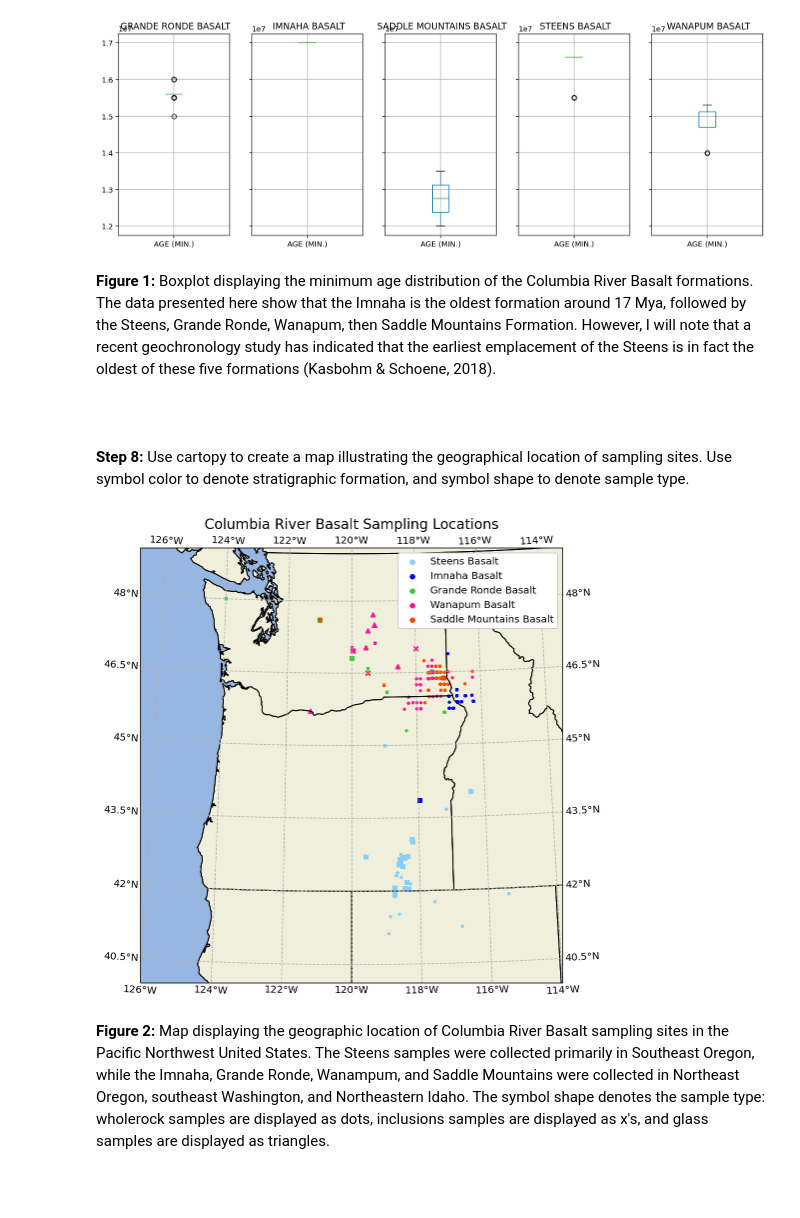
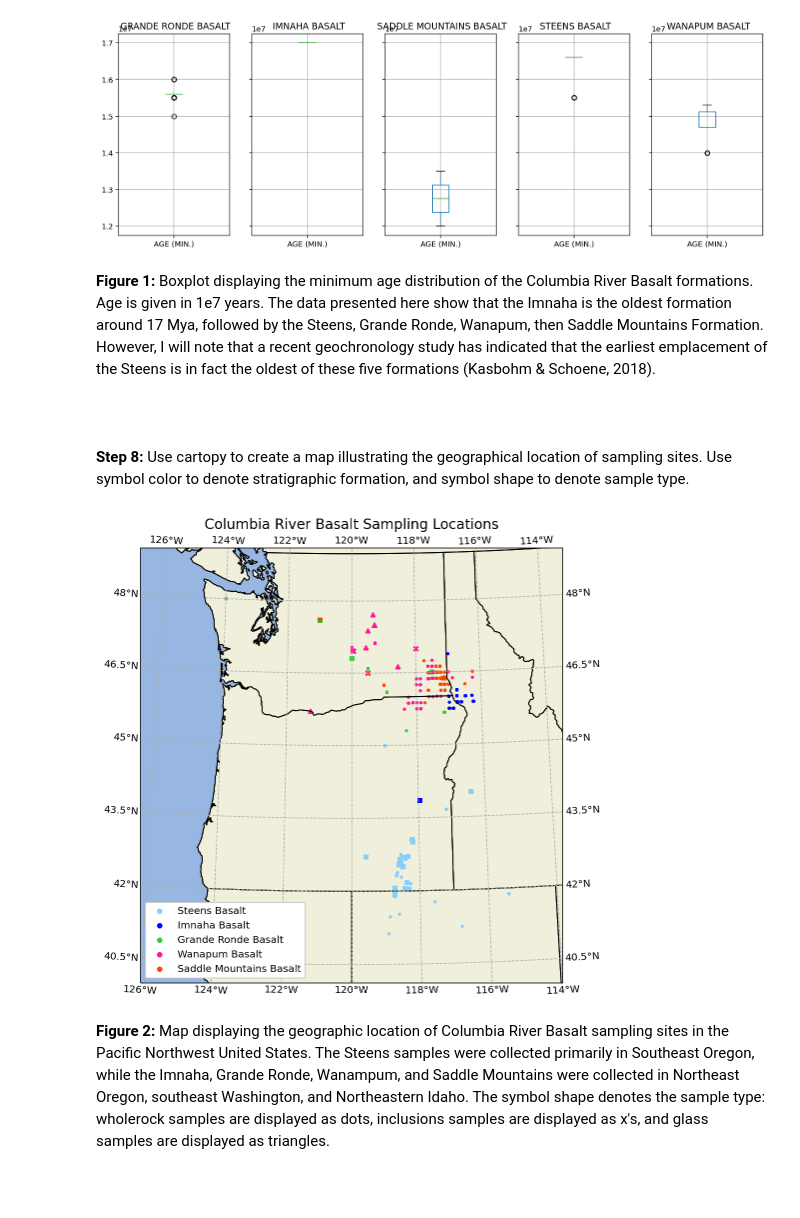
Before and after one commit to lhlinka/rces-final-project, a Jupyter notebook: finalproject.ipynb, the cells around one changed output. Drawn from its saved outputs; the diff is of its cells as text; code cells hidden in the pictures.

Commit message:
updated figure captions and color

```diff
--- a/finalproject.ipynb
+++ b/finalproject.ipynb
@@ -167,7 +167,7 @@ df['Total(WT%)NORM'] = df.loc[:,MAJOR_ELEMENTS_NORM].sum(axis=1, min_count=1)
 df['NA2O+K2O(WT%)NORM'] = df['NA2O(WT%)NORM'] + df['K2O(WT%)NORM']
 
 # Create a new Column with Magnesium # (MG#).
-df['MG#'] = 100 * (df['MGO(WT%)NORM']/40.3) / (df['MGO(WT%)NORM']/40.3 / 40.3 + df['FEOT(WT%)NORM'] / 71.08
+df['MG#'] = 100 * (df['MGO(WT%)NORM']/40.3) / (df['MGO(WT%)NORM']/40.3 / 40.3 + df['FEOT(WT%)NORM'] / 71.08 )
 
 # Create a new Columns with trace element ratios of interest: DY/YB , CE/Y, BA/LA
 df['DY/YB'] = df['DY(PPM)'] / df['YB(PPM)']
@@ -232,7 +233,7 @@ df_filtered.groupby('FORMATION').boxplot(column='AGE (MIN.)', figsize=(15,5), la
 # %% [output]
 [figure]
 # %% [markdown]
-<b>Figure 1:</b> Boxplot displaying the minimum age distribution of the Columbia River Basalt formations. The data presented here show that the Imnaha is the oldest formation around 17 Mya, followed by the Steens, Grande Ronde, Wanapum, then Saddle Mountains Formation. However, I will note that a recent geochronology study has indicated that the earliest emplacement of the Steens is in fact the oldest of these five formations (Kasbohm & Schoene, 2018).
+<b>Figure 1:</b> Boxplot displaying the minimum age distribution of the Columbia River Basalt formations. Age is given in 1e7 years. The data presented here show that the Imnaha is the oldest formation around 17 Mya, followed by the Steens, Grande Ronde, Wanapum, then Saddle Mountains Formation. However, I will note that a recent geochronology study has indicated that the earliest emplacement of the Steens is in fact the oldest of these five formations (Kasbohm & Schoene, 2018).
 <br/>
 <br/>
 <br/>
@@ -253,35 +254,35 @@ ax.add_feature(cartopy.feature.STATES)
 ax.add_feature(cartopy.feature.OCEAN)
 ax.add_feature(cartopy.feature.LAND)
 ax.coastlines()
 
 # Plot sampling locations.
 gb_inclusion.get_group(' STEENS BASALT').plot.scatter(ax=ax, x='LONGITUDE (MAX.)', y='LATITUDE (MAX.)', marker='x', c='lightskyblue', transform = ccrs.PlateCarree())
 gb_inclusion.get_group(' WANAPUM BASALT').plot.scatter(ax=ax, x='LONGITUDE (MAX.)', y='LATITUDE (MAX.)', marker='x', c='deeppink', transform = ccrs.PlateCarree())
 
 gb_mineral.get_group(' STEENS BASALT').plot.scatter(ax=ax, x='LONGITUDE (MAX.)', y='LATITUDE (MAX.)', marker ='s', c='lightskyblue', transform = ccrs.PlateCarree())
 gb_mineral.get_group(' IMNAHA BASALT').plot.scatter(ax=ax, x='LONGITUDE (MAX.)', y='LATITUDE (MAX.)', marker ='s', c='blue', transform = ccrs.PlateCarree())
 gb_mineral.get_group(' GRANDE RONDE BASALT').plot.scatter(ax=ax, x='LONGITUDE (MAX.)', y='LATITUDE (MAX.)', marker ='s', c='limegreen', transform = ccrs.PlateCarree())
 gb_mineral.get_group(' WANAPUM BASALT').plot.scatter(ax=ax, x='LONGITUDE (MAX.)', y='LATITUDE (MAX.)', marker ='s', c='deeppink', transform = ccrs.PlateCarree())
 gb_mineral.get_group(' SADDLE MOUNTAINS BASALT').plot.scatter(ax=ax, x='LONGITUDE (MAX.)', y='LATITUDE (MAX.)', marker ='s', c='orangered', transform = ccrs.PlateCarree())
 
 gb_glass.get_group(' WANAPUM BASALT').plot.scatter(ax=ax, x='LONGITUDE (MAX.)', y='LATITUDE (MAX.)', marker ='^', c='deeppink', transform = ccrs.PlateCarree())
 gb_glass.get_group(' GRANDE RONDE BASALT').plot.scatter(ax=ax, x='LONGITUDE (MAX.)', y='LATITUDE (MAX.)', marker ='^', c='limegreen', transform = ccrs.PlateCarree())
 
 gb_wholerock.get_group(' STEENS BASALT').plot.scatter(ax=ax, x='LONGITUDE (MAX.)', y='LATITUDE (MAX.)', marker ='.', c='lightskyblue', label='Steens Basalt', transform = ccrs.PlateCarree())
 gb_wholerock.get_group(' IMNAHA BASALT').plot.scatter(ax=ax, x='LONGITUDE (MAX.)', y='LATITUDE (MAX.)', marker ='.', c='blue', label='Imnaha Basalt', transform = ccrs.PlateCarree())
 gb_wholerock.get_group(' GRANDE RONDE BASALT').plot.scatter(ax=ax, x='LONGITUDE (MAX.)', y='LATITUDE (MAX.)', marker ='.', c='limegreen',label='Grande Ronde Basalt', transform = ccrs.PlateCarree())
 gb_wholerock.get_group(' WANAPUM BASALT').plot.scatter(ax=ax, x='LONGITUDE (MAX.)', y='LATITUDE (MAX.)', marker ='.', c='deeppink',label='Wanapum Basalt', transform = ccrs.PlateCarree())
 gb_wholerock.get_group(' SADDLE MOUNTAINS BASALT').plot.scatter(ax=ax, x='LONGITUDE (MAX.)', y='LATITUDE (MAX.)', marker ='.', c='orangered', label='Saddle Mountains Basalt', transform = ccrs.PlateCarree())
 
 
 # Add Legend, gridlines, and labels.
 ax.set_title('Columbia River Basalt Sampling Locations', fontsize = 14)
 ax.set_xlabel('Longitude', fontsize = 12)
 ax.set_ylabel('Latitude', fontsize = 12)
-ax.legend(loc='best', fontsize = 10, markerscale = 2, frameon=True,facecolor='inherit', framealpha=True)
+ax.legend(loc='lower left', fontsize = 10, markerscale = 2, frameon=True,facecolor='inherit', framealpha=True)
 ax.gridlines(crs=ccrs.PlateCarree(), draw_labels=True, linestyle ='dashed');
 # %% [output]
-[figure, old version]
+[figure, new version]
 # %% [markdown]
 <b>Figure 2:</b> Map displaying the geographic location of Columbia River Basalt sampling sites in the Pacific Northwest United States. The Steens samples were collected primarily in Southeast Oregon, while the Imnaha, Grande Ronde, Wanampum, and Saddle Mountains were collected in Northeast Oregon, southeast Washington, and Northeastern Idaho. The symbol shape denotes the sample type: wholerock samples are displayed as dots, inclusions samples are displayed as x's, and glass samples are displayed as triangles.
 <br/>
```
Also changed, not shown: parts of 10 cells of this notebook.
